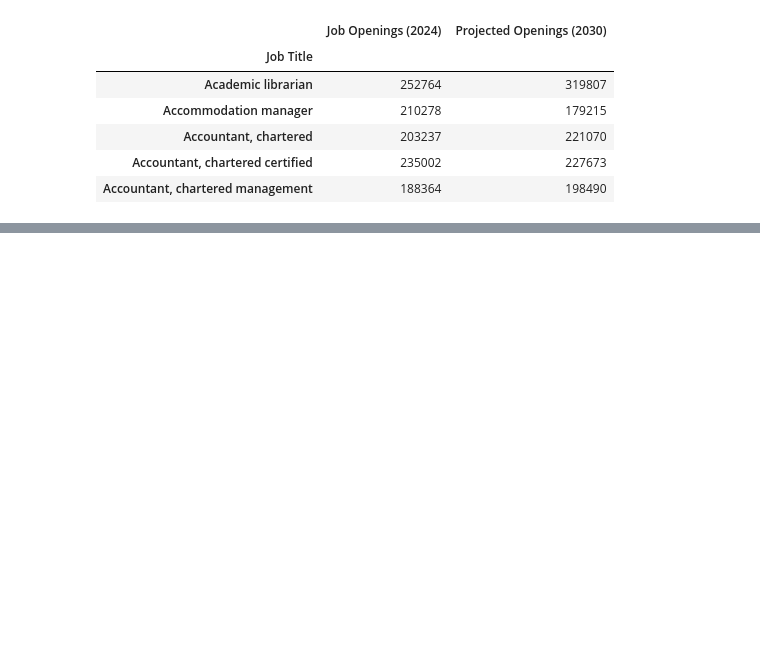
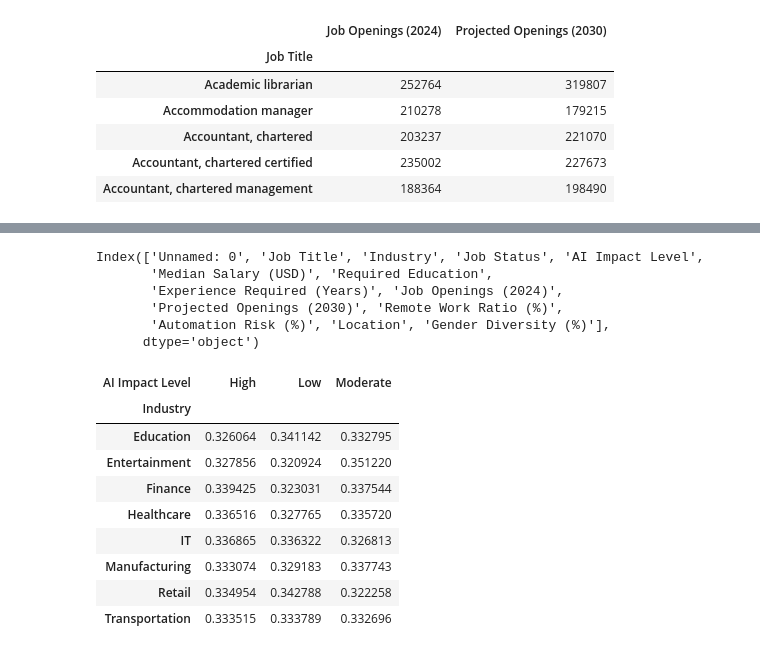
Before and after one commit to AJ0043/AI-Future-of-Jobs-Intelligence-Platform, a Jupyter notebook: AI_Adoption_&_Growth_Analysis.ipynb, the cells around one changed output, grey strips where cells are left out. Cells and saved outputs as stored; diff of their text form; code cells hidden in the pictures; blank space fills up the shorter version.

```diff
--- a/AI_Adoption_&_Growth_Analysis.ipynb
+++ b/AI_Adoption_&_Growth_Analysis.ipynb
@@ -1486,0 +1838,31 @@ plt.show()
+# %%
+EDA_ai_data.columns
+# %% [output]
+Index(['Unnamed: 0', 'Job Title', 'Industry', 'Job Status', 'AI Impact Level',
+       'Median Salary (USD)', 'Required Education',
+       'Experience Required (Years)', 'Job Openings (2024)',
+       'Projected Openings (2030)', 'Remote Work Ratio (%)',
+       'Automation Risk (%)', 'Location', 'Gender Diversity (%)'],
+      dtype='object')
+# %%
+# How does AI Impact level vary  across industries ?
+ai_impact_level = (
+    EDA_ai_data.groupby('Industry')['AI Impact Level']
+    .value_counts(normalize= True)
+    .sort_index()
+    .unstack()
+
+)
+# %%
+ai_impact_level
+# %% [output]
+| AI Impact Level | High | Low | Moderate |
+| Industry |  |  |  |
+| Education | 0.326064 | 0.341142 | 0.332795 |
+| Entertainment | 0.327856 | 0.320924 | 0.351220 |
+| Finance | 0.339425 | 0.323031 | 0.337544 |
+| Healthcare | 0.336516 | 0.327765 | 0.335720 |
+| IT | 0.336865 | 0.336322 | 0.326813 |
+| Manufacturing | 0.333074 | 0.329183 | 0.337743 |
+| Retail | 0.334954 | 0.342788 | 0.322258 |
+| Transportation | 0.333515 | 0.333789 | 0.332696 |
```
Also changed, not shown: parts of 19 cells of this notebook.
